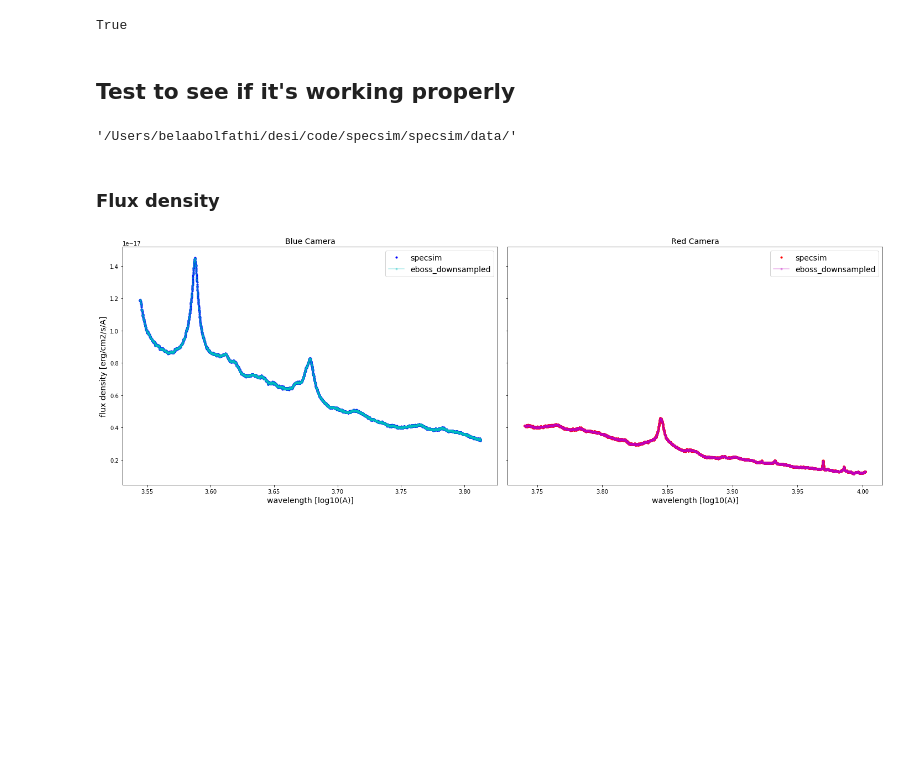
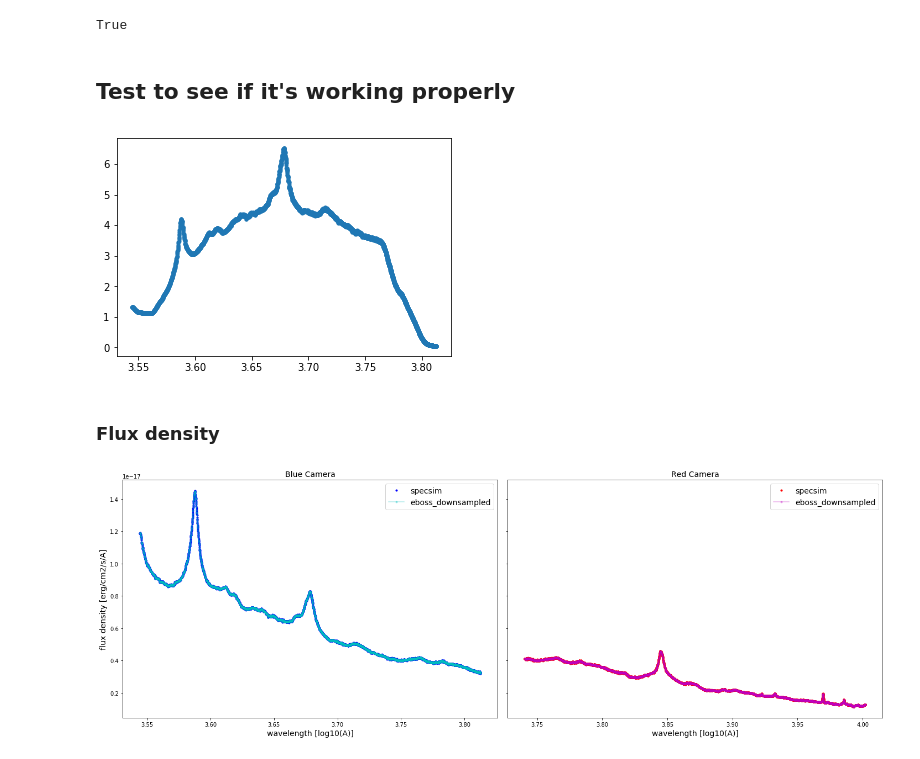
Before and after one commit to belaa/specsim-for-eboss, a Jupyter notebook: downsample_to_eBOSS_grid.ipynb, the cells around one changed output. Cells and saved outputs as stored; diff of their text form; code cells hidden in the pictures; blank space fills up the shorter version.

Commit message:
Testing downsampling function in specsim

```diff
--- a/downsample_to_eBOSS_grid.ipynb
+++ b/downsample_to_eBOSS_grid.ipynb
@@ -481,16 +458,18 @@ def downsample_to_eboss(wavelength_out, wavelength_in, flux_in):
     diff_out = np.append(diff_out, diff_out[-1])
     edges_out = wavelength_out - (0.5 * diff_out)
     edges_out = np.append(edges_out, edges_out[-1] + diff_out[-1])
-    #edges_out = edges_out[::10]
+    edges_out = edges_out[::10]
 
+    edges_in = np.around(edges_in, decimals=5)
+    edges_out = np.around(edges_out, decimals=5)
 
     ## Check that both grids are strictly increasing
     assert np.all(edges_out == np.sort(edges_out))
     assert np.all(edges_in == np.sort(edges_in))
     ## Check that output grid covers the range of input grid
     ## This is a necessary condition for flux conservation.
-    assert edges_out[0] < edges_in[0]
-    assert edges_out[-1] > edges_in[-1]
+    assert edges_out[0] <= edges_in[0]
+    assert edges_out[-1] >= edges_in[-1]
 
     ## Find index in out_edges where each element in in_edges
     ## would fall in out_edges
@@ -507,8 +486,8 @@ def downsample_to_eboss(wavelength_out, wavelength_in, flux_in):
     prev_idx = -1
 
     for i in range(len(idx_in_out) - 1):
-        if np.isnan(hist_out[idx_in_out[i]]):
-            print(i)
+        #if np.isnan(hist_out[idx_in_out[i]]):
+         #   print(i)
         hist_out[idx_in_out[i] - 1] += flux_right
         if prev_idx == idx_in_out[i+1]:
             hist_out[prev_idx - 1] += hist_in[i]
@@ -550,8 +529,4 @@ np.all(test_eboss_flux == output_hist / (np.diff(10 ** eboss_edges)))
 True
 # %% [markdown]
 ## Test to see if it's working properly
-# %%
-abs_base_path
-# %% [output]
-'/Users/belaabolfathi/desi/code/specsim/specsim/data/'
 # %%
@@ -566,6 +539,13 @@ eboss_b_wlen = np.log10(astropy.table.Table.read(abs_base_path+'sdss/eboss-blue.
 eboss_b_edges, eboss_b_flux = downsample_to_eboss(eboss_b_wlen, b_wlen, b_flux)
 r_mdpt = 0.5 * (eboss_r_edges[1:] + eboss_r_edges[:-1])
 b_mdpt = 0.5 * (eboss_b_edges[1:] + eboss_b_edges[:-1])
+# %%
+eboss_b_edges, eboss_b_source_electrons = downsample_to_eboss(eboss_b_wlen, b_wlen, blue_output['num_source_electrons'])
+# %%
+plt.plot(b_mdpt, eboss_b_source_electrons, '.')
+plt.show()
+# %% [output]
+[figure, added]
 # %% [markdown]
 ### Flux density
 # %%
```
Also changed, not shown: parts of 31 cells of this notebook.
